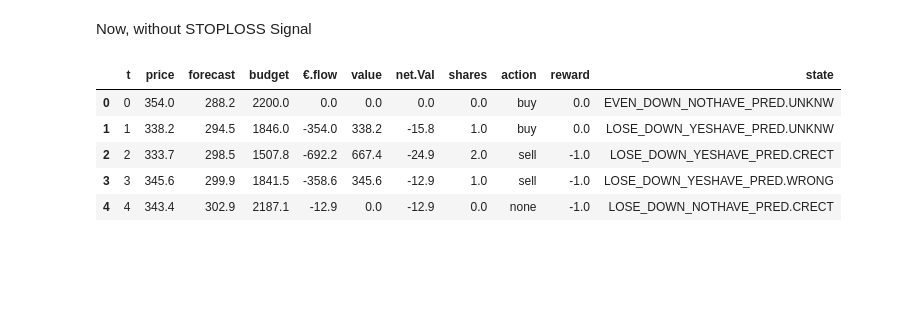
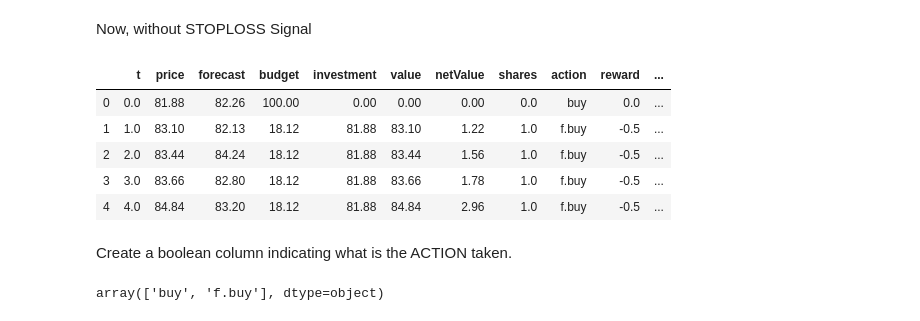
Before and after one commit to renero/trader, a Jupyter notebook: resources/log_reader.ipynb, the cells around one changed output. Saved outputs shown, nothing was run; the diff lists cells and outputs as text; code cells hidden in the pictures; blank space fills up the shorter version.

```diff
--- a/resources/log_reader.ipynb
+++ b/resources/log_reader.ipynb
@@ -50,16 +53,22 @@ plt.show()
 # %% [markdown]
 Now, without STOPLOSS Signal
 # %%
-raw_filepath = '/Users/renero/Documents/SideProjects/trader/output/log_10k_nostoploss.csv'
-raw_data = pd.read_csv(raw_filepath, sep='|')
+raw_filepath = '../output/rl_model_forecast_acciona_2019.csv'
+raw_data = pd.read_csv(raw_filepath, sep=',')
 new_colnames = [col_name.strip() for col_name in raw_data.columns]
 new_cols_dict = dict(zip(raw_data.columns, new_colnames))
 data = raw_data.rename(columns=new_cols_dict)
 data.head()
 # %% [output]
-|  | t | price | forecast | budget | €.flow | value | net.Val | shares | action | reward | state |
-| 0 | 0 | 354.0 | 288.2 | 2200.0 | 0.0 | 0.0 | 0.0 | 0.0 | buy | 0.0 | EVEN_DOWN_NOTHAVE_PRED.UNKNW |
-| 1 | 1 | 338.2 | 294.5 | 1846.0 | -354.0 | 338.2 | -15.8 | 1.0 | buy | 0.0 | LOSE_DOWN_YESHAVE_PRED.UNKNW |
-| 2 | 2 | 333.7 | 298.5 | 1507.8 | -692.2 | 667.4 | -24.9 | 2.0 | sell | -1.0 | LOSE_DOWN_YESHAVE_PRED.CRECT |
-| 3 | 3 | 345.6 | 299.9 | 1841.5 | -358.6 | 345.6 | -12.9 | 1.0 | sell | -1.0 | LOSE_DOWN_YESHAVE_PRED.WRONG |
-| 4 | 4 | 343.4 | 302.9 | 2187.1 | -12.9 | 0.0 | -12.9 | 0.0 | none | -1.0 | LOSE_DOWN_NOTHAVE_PRED.CRECT |
+|  | t | price | forecast | budget | investment | value | netValue | shares | action | reward | ... |
+| 0 | 0.0 | 81.88 | 82.26 | 100.00 | 0.00 | 0.00 | 0.00 | 0.0 | buy | 0.0 | ... |
+| 1 | 1.0 | 83.10 | 82.13 | 18.12 | 81.88 | 83.10 | 1.22 | 1.0 | f.buy | -0.5 | ... |
+| 2 | 2.0 | 83.44 | 84.24 | 18.12 | 81.88 | 83.44 | 1.56 | 1.0 | f.buy | -0.5 | ... |
+| 3 | 3.0 | 83.66 | 82.80 | 18.12 | 81.88 | 83.66 | 1.78 | 1.0 | f.buy | -0.5 | ... |
+| 4 | 4.0 | 84.84 | 83.20 | 18.12 | 81.88 | 84.84 | 2.96 | 1.0 | f.buy | -0.5 | ... |
+# %% [markdown]
+Create a boolean column indicating what is the ACTION taken.
+# %%
+data.action.unique()
+# %% [output]
+array(['buy', 'f.buy'], dtype=object)
```
Also changed, not shown: parts of 8 cells of this notebook, 2 other files.
